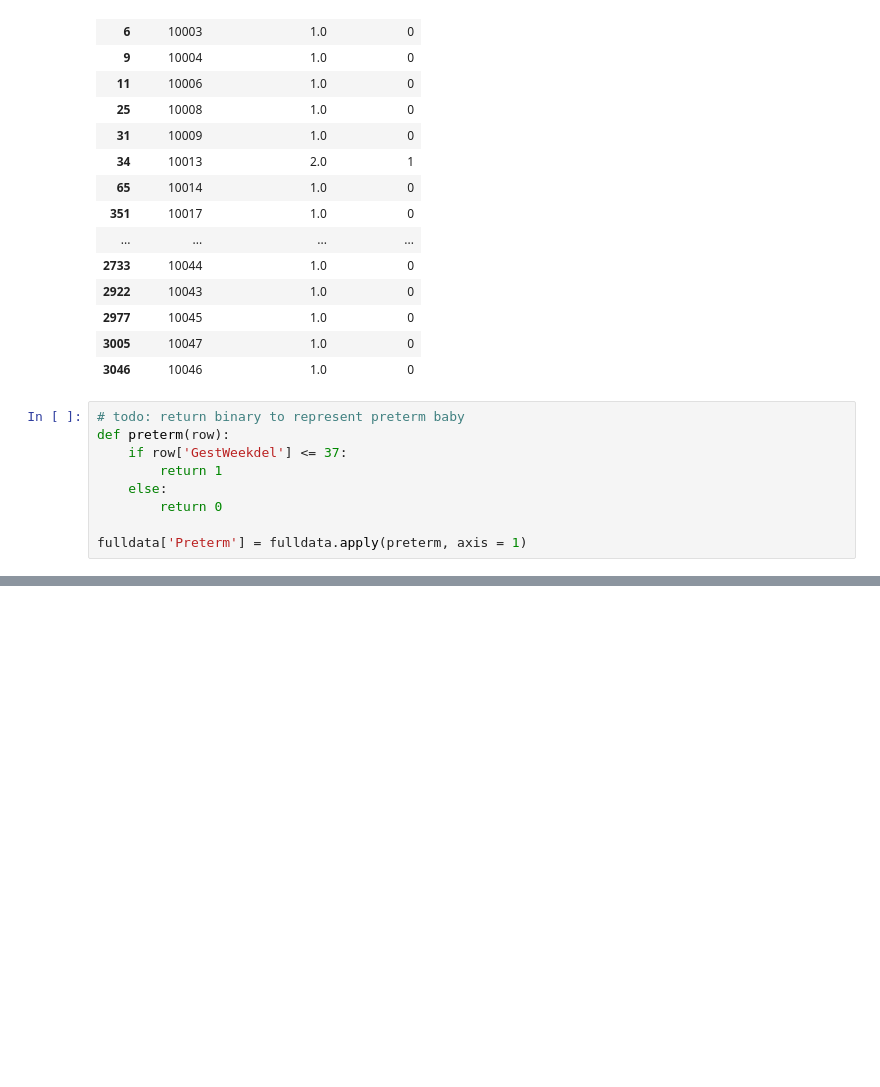
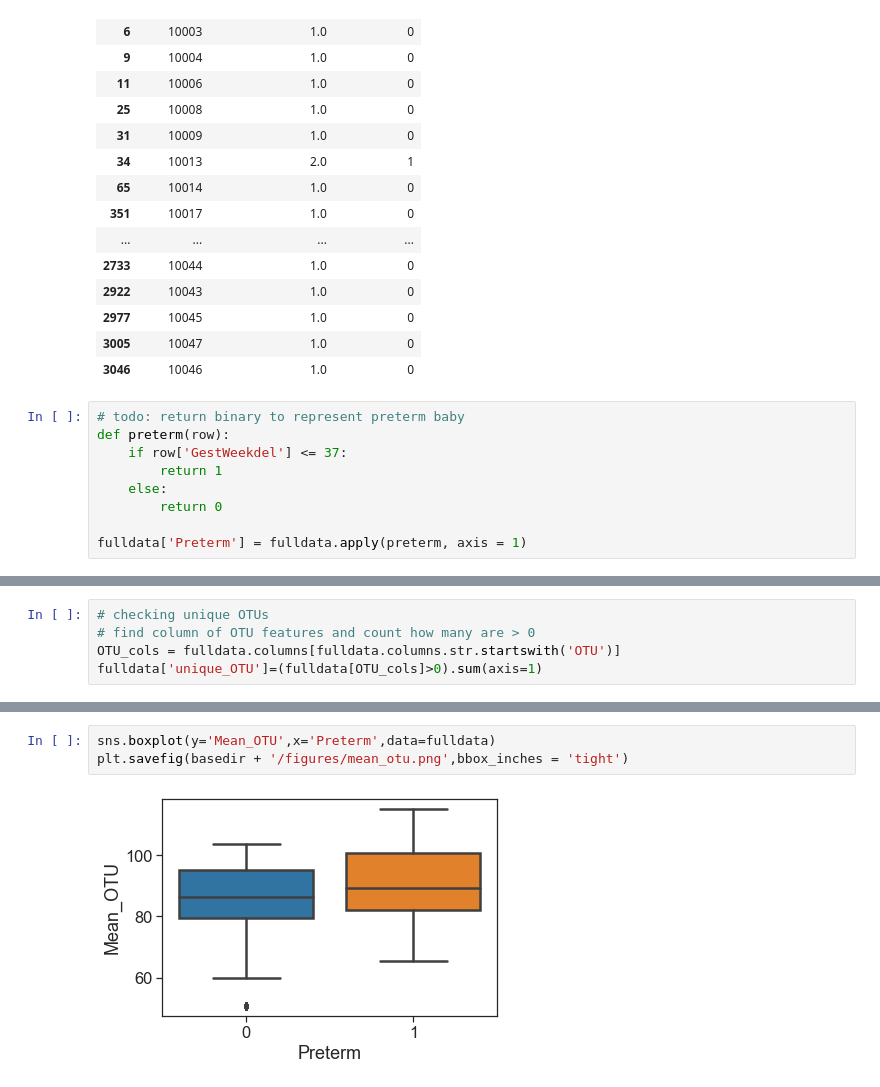
Before and after one commit to annabelng/microbiome, a Jupyter notebook: Preprocessing.ipynb, the cells around one changed output, grey strips where cells are left out. Drawn from its saved outputs; the diff is of its cells as text; blank space fills up the shorter version.

```diff
--- a/Preprocessing.ipynb
+++ b/Preprocessing.ipynb
@@ -428,3 +428,8 @@ fulldata[['SubjectID','GestWeekdel','Preterm']].drop_duplicates()
 | 2977 | 10045 | 40.0 | 0 |
 | 3005 | 10047 | 40.0 | 0 |
 | 3046 | 10046 | 40.0 | 0 |
+# %%
+# checking unique OTUs
+# find column of OTU features and count how many are > 0
+OTU_cols = fulldata.columns[fulldata.columns.str.startswith('OTU')]
+fulldata['unique_OTU']=(fulldata[OTU_cols]>0).sum(axis=1)
@@ -430,0 +452,5 @@ fulldata[['SubjectID','GestWeekdel','Preterm']].drop_duplicates()
+# %%
+sns.boxplot(y='Mean_OTU',x='Preterm',data=fulldata)
+plt.savefig(basedir + '/figures/mean_otu.png',bbox_inches = 'tight')
+# %% [output]
+[figure, added]
```
Also changed, not shown: parts of 5 cells of this notebook, 1 other file.
